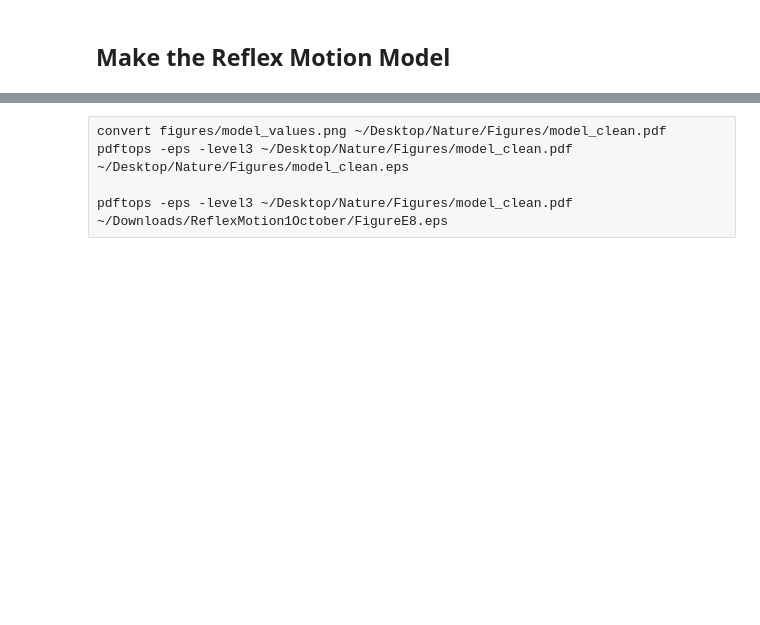
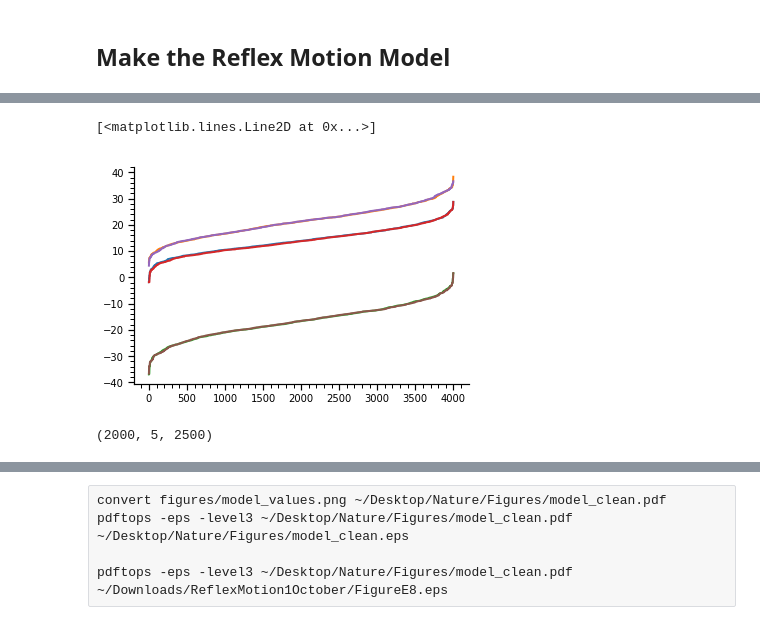
Before and after one commit to michael-petersen/ReflexMotion, a Jupyter notebook: Dynamical-Analysis.ipynb, the cells around one changed output, grey strips where cells are left out. Drawn from its saved outputs; the diff is of its cells as text; code cells hidden in the pictures; blank space fills up the shorter version.

```diff
--- a/Dynamical-Analysis.ipynb
+++ b/Dynamical-Analysis.ipynb
@@ -71,0 +271,24 @@ xx,yy,bhbw = kde_3d.total_kde_two(bhbl,-bhbb,\
+# %%
+# read in the model uncertainty file
+M = np.memmap('/Users/mpetersen/Downloads/PP20_correction_model_cartesian.txt',dtype='float16',shape=(nsamples,5,pointres*pointres))
+
+xcorr,ycorr,zcorr = draw_corrections(np.pi/2.,np.pi,M,ncorr=4000)
+
+plt.plot(xcorr[xcorr.argsort()])
+plt.plot(ycorr[ycorr.argsort()])
+plt.plot(zcorr[zcorr.argsort()])
+
+xcorr,ycorr,zcorr = draw_corrections(0.0,0.0,M,ncorr=4000)
+
+plt.plot(xcorr[xcorr.argsort()])
+plt.plot(ycorr[ycorr.argsort()])
+plt.plot(zcorr[zcorr.argsort()])
+# %% [output]
+[<matplotlib.lines.Line2D at 0x...>]
+[figure, added]
+# %%
+ntest = np.random.randint(0,1000)
+ntest
+M.shape
+# %% [output]
+(2000, 5, 2500)
```
Also changed, not shown: parts of 26 cells of this notebook, 23 other files.
